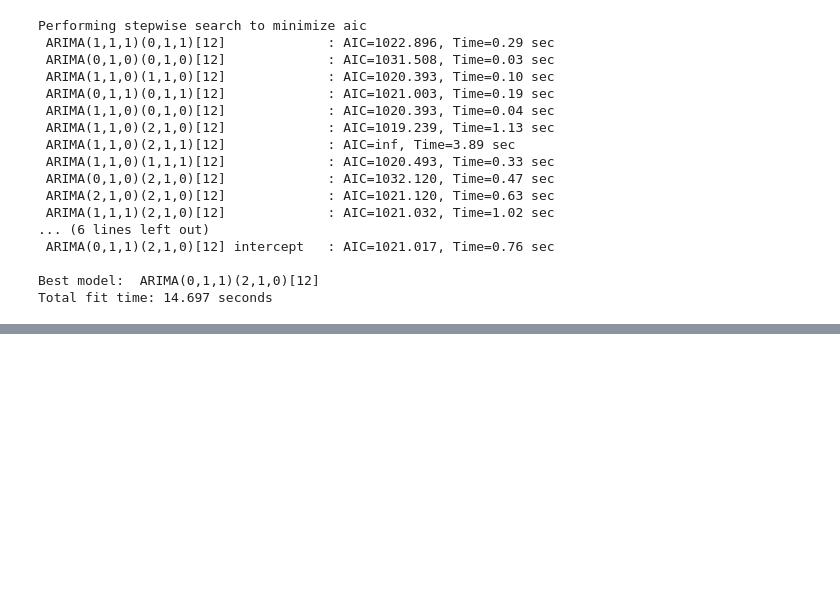
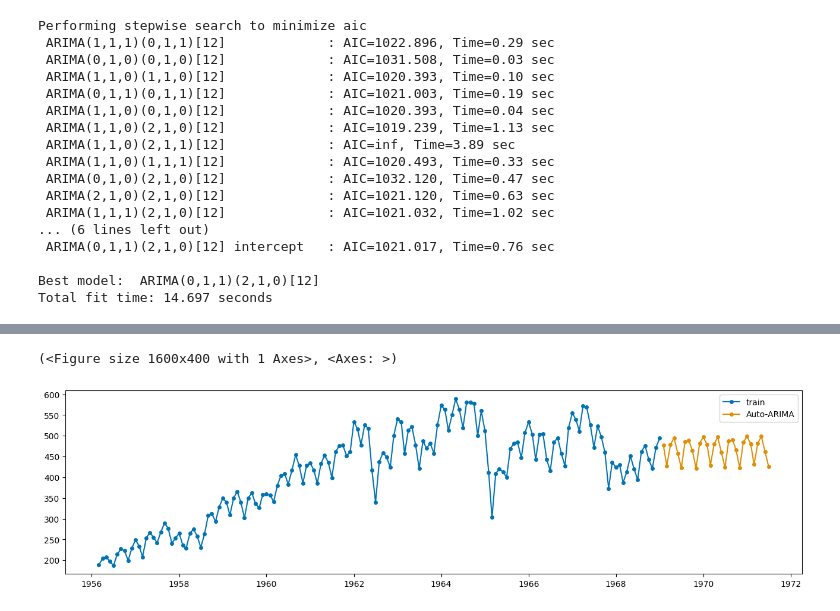
Before and after one commit to LuisGorozpe/py-ts-code, a Jupyter notebook: sesion5.ipynb, the cells around one changed output, grey strips where cells are left out. Drawn from its saved outputs; the diff is of its cells as text; code cells hidden in the pictures; blank space fills up the shorter version.

```diff
--- a/sesion5.ipynb
+++ b/sesion5.ipynb
@@ -203,0 +188,3 @@ plot_series(ts,ts_pre,labels=["train","Auto-ARIMA"])
+# %%
+dates1=pd.to_datetime(df1["Dates"])
+ts1=pd.Series(np.array(df1["Bricks"]),index=dates1)
@@ -203,0 +207,8 @@ plot_series(ts,ts_pre,labels=["train","Auto-ARIMA"])
+# %%
+df1_fit = pm.auto_arima(ts1, start_p=1, start_q=1,
+                              max_p=4, max_q=4, m=12, start_P=0,
+                              seasonal=True,
+                              d=1, D=1, trace=True,
+                              error_action='ignore',  # don't want to know if an order does not work
+                              suppress_warnings=True,  # don't want convergence warnings
+                              stepwise=True)  # set to stepwise
@@ -203,0 +233,7 @@ plot_series(ts,ts_pre,labels=["train","Auto-ARIMA"])
+# %%
+ts1_pre=df1_fit.predict(h)
+# %%
+plot_series(ts1,ts1_pre,labels=["train","Auto-ARIMA"])
+# %% [output]
+(<Figure size 1600x400 with 1 Axes>, <Axes: >)
+[figure, added]
```
Also changed, not shown: parts of 7 cells of this notebook, 2 other files.
